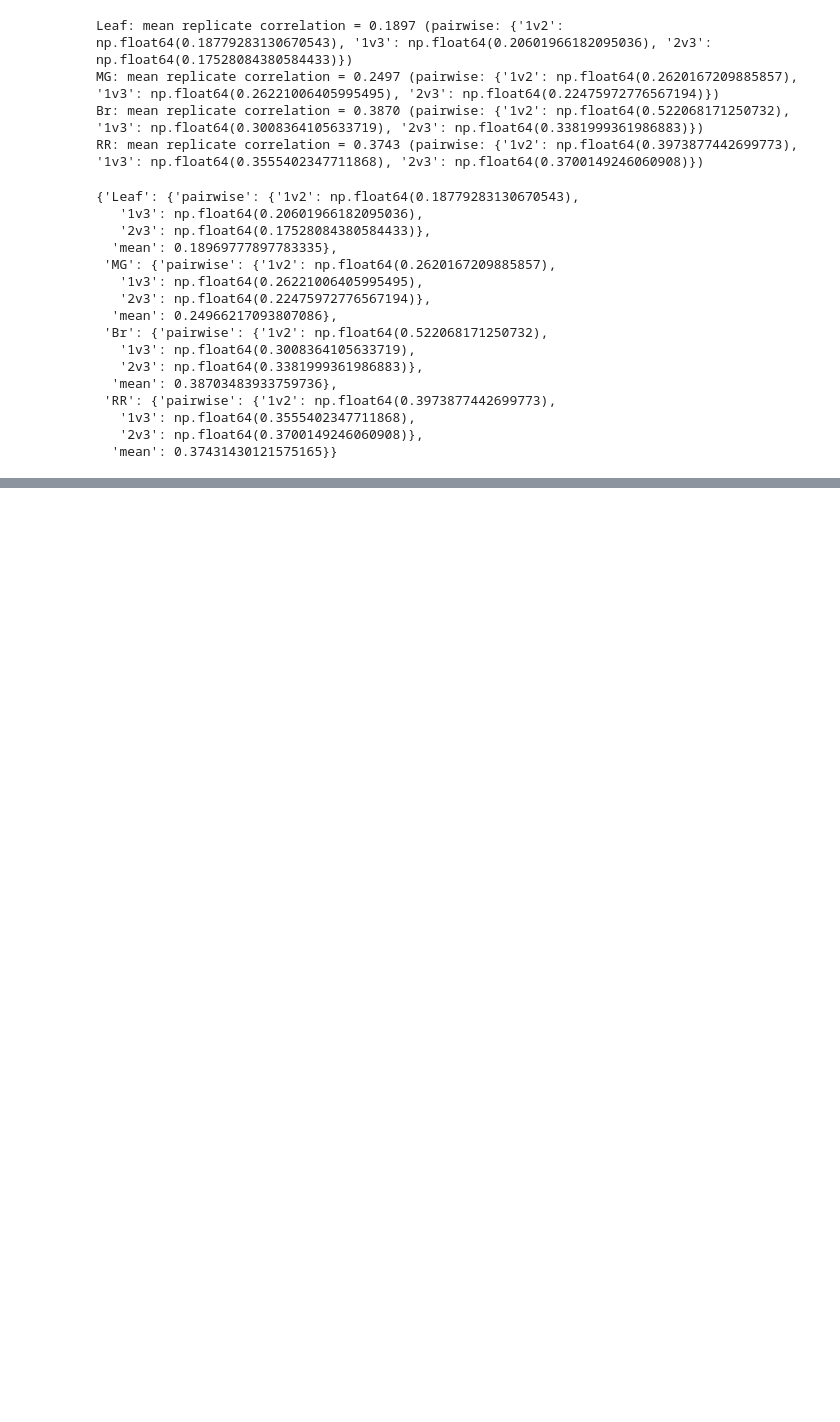
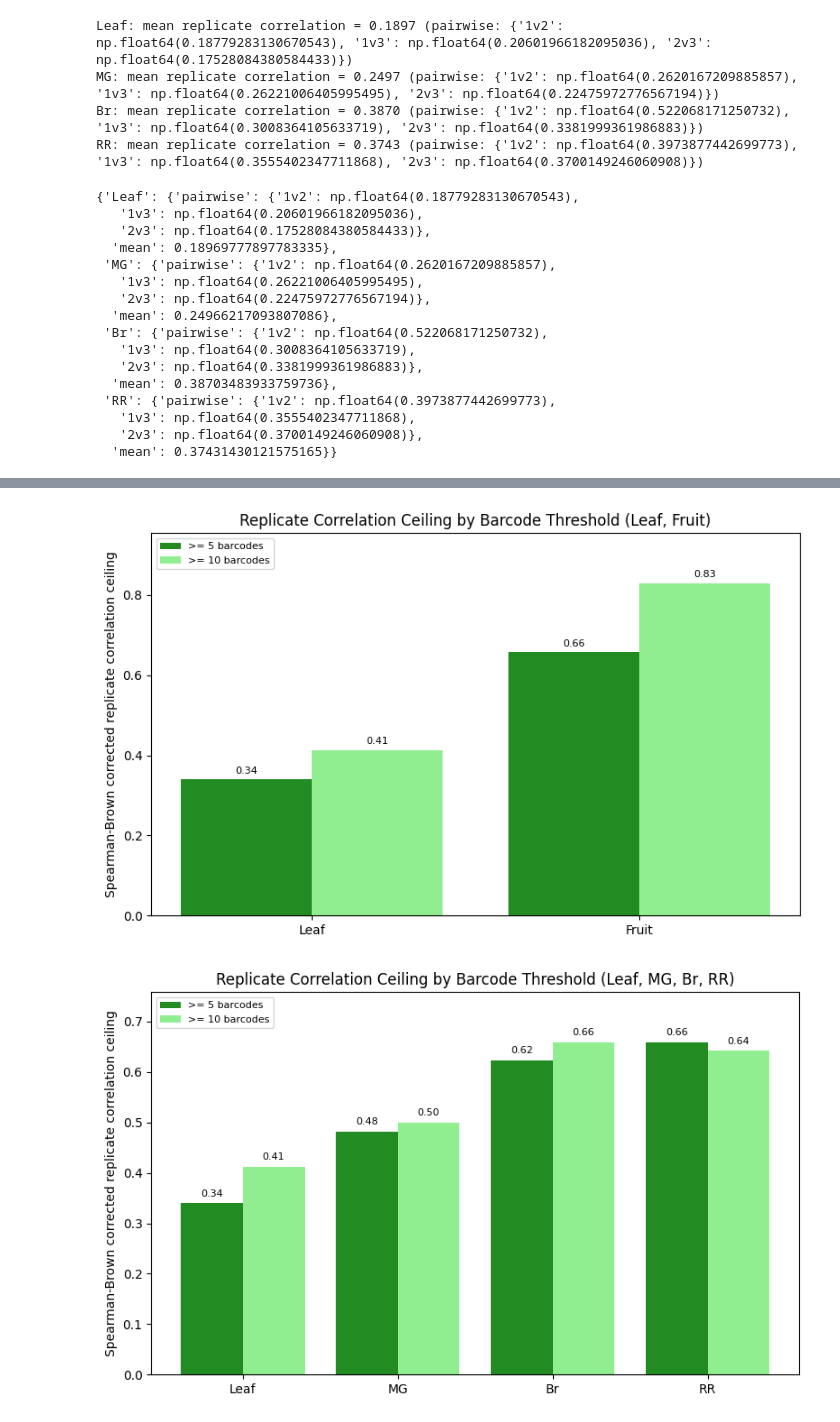
Before and after one commit to katelynsyc/alphagenome-encoder-ft, a Jupyter notebook: test.ipynb, the cells around one changed output, grey strips where cells are left out. Saved outputs shown, nothing was run; the diff lists cells and outputs as text; code cells hidden in the pictures; blank space fills up the shorter version.

```diff
--- a/test.ipynb
+++ b/test.ipynb
@@ -106,0 +274,18 @@ RR: mean replicate correlation = 0.3743 (pairwise: {'1v2': np.float64(0.39738774
+# %%
+import sys
+sys.path.insert(0, 'scripts/0_preprocess')
+from data_prep import plot_replicate_ceiling_bar
+
+plot_replicate_ceiling_bar(
+    'metadata/RNA DNA ReadCount All.xlsx',
+    states=['Leaf', 'MG', 'Br', 'RR'],
+    thresholds=(5, 10),
+    output_path='results/plots/replicate_ceiling_leaf_mg_br_rr.png',
+)
+plot_replicate_ceiling_bar(
+    'metadata/RNA DNA ReadCount All.xlsx',
+    states=['Leaf', 'Fruit'],
+    thresholds=(5, 10),
+    output_path='results/plots/replicate_ceiling_leaf_fruit.png',
+)
+# %% [output]
@@ -106,0 +310,2 @@ RR: mean replicate correlation = 0.3743 (pairwise: {'1v2': np.float64(0.39738774
+[figure, added]
+[figure, added]
```
Also changed, not shown: parts of 9 cells of this notebook, 26 other files.
